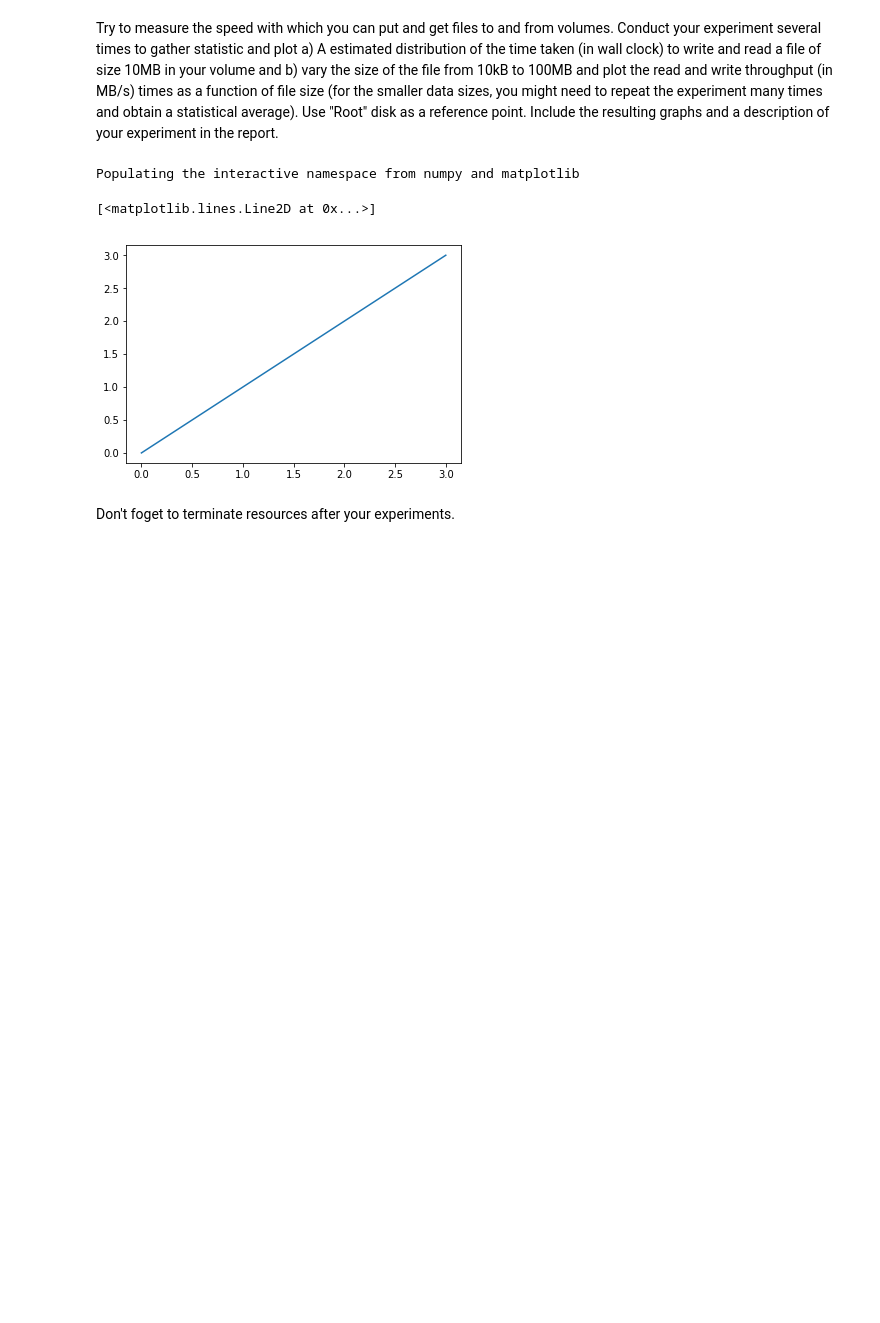
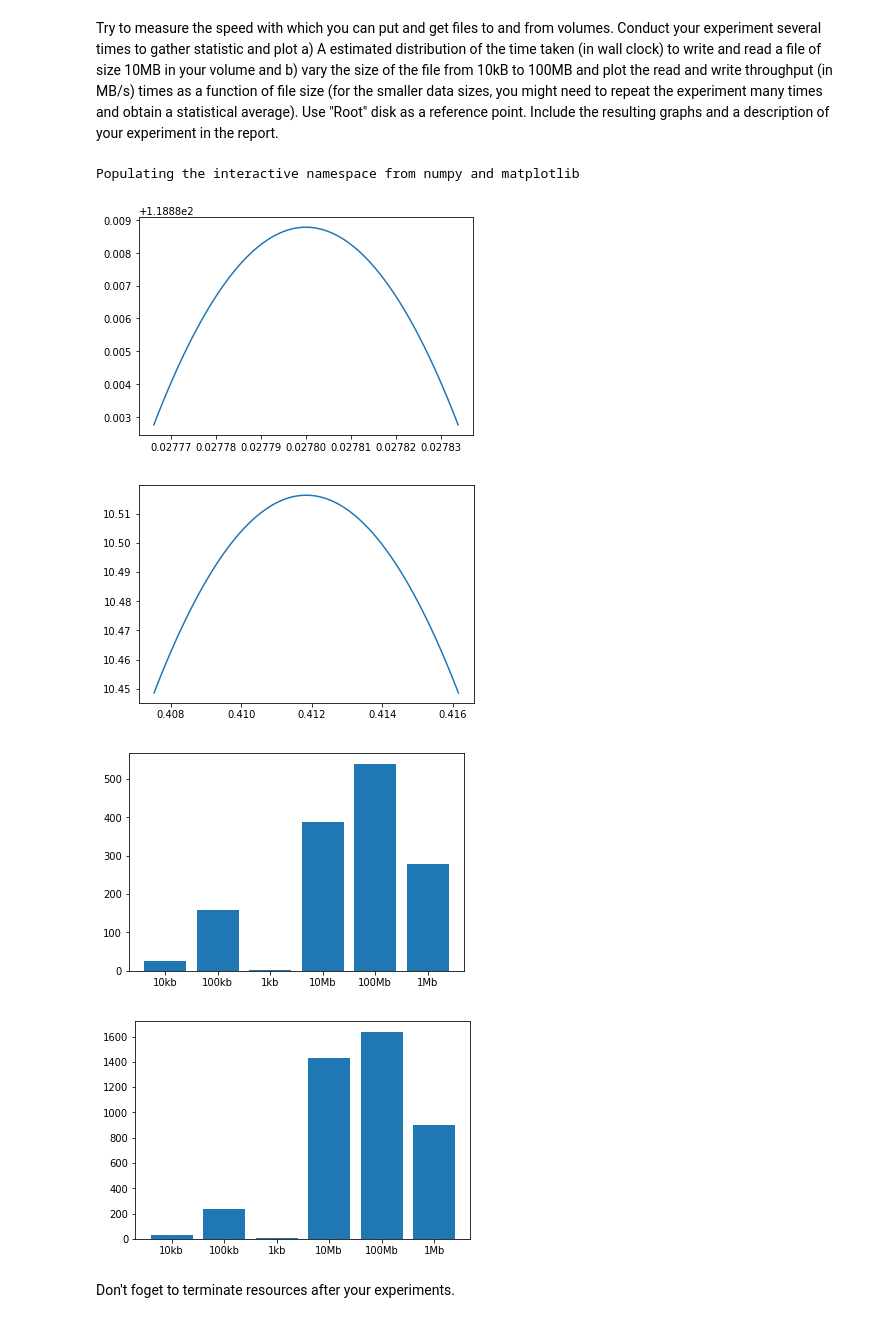
Before and after one commit to 1a2a3a4a/tony-cloud-computing, a Jupyter notebook: lab2/OpenStack-API-Lab2-PartI-2017.ipynb, the cells around one changed output. Cells and saved outputs as stored; diff of their text form; code cells hidden in the pictures; blank space fills up the shorter version.

```diff
--- a/lab2/OpenStack-API-Lab2-PartI-2017.ipynb
+++ b/lab2/OpenStack-API-Lab2-PartI-2017.ipynb
@@ -170,22 +170,62 @@ for s in servers:
 ## Task - 3:
 # %% [markdown]
 Try to measure the speed with which you can put and get files to and from volumes. Conduct your experiment several times to gather statistic and plot a) A estimated distribution of the time taken (in wall clock) to write and read a file of size 10MB in your volume and b) vary the size of the file from 10kB to 100MB and plot the read and write throughput (in MB/s) times as a function of file size (for the smaller data sizes, you might need to repeat the experiment many times and obtain a statistical average). Use "Root" disk as a reference point. Include the resulting graphs and a description of your experiment in the report.
-# %%
-# Implement you solution here. Hint, the following command
-%pylab inline
-# (a)
-#writing a 10MB file
-write_times = [0.016, 0.015, 0.015, 0.015, 0.015, 0.019, 0.022, 0.017, 0.016, 0.017, 0.020, 0.017, 0.018, 0.023, 0.019,
-               0.014, 0.011, 0.017, 0.016, 0.016]
-#reading a 10MB file
-read_times = [0.014, 0.016, 0.015, 0.016, 0.017, 0.018, 0.016, 0.016, 0.016, 0.016, 0.016, 0.016, 0.017, 0.016, 0.016, 0.016
-             , 0.015, 0.016, 0.018, 0.016]
-# will  make matplotlib/pylab available and plots will be displayed directly in the notebook, for example
-plt.plot([0,1,2,3],[0,1,2,3])
-# %% [output]
-Populating the interactive namespace from numpy and matplotlib
-[<matplotlib.lines.Line2D at 0x...>]
-[figure, removed]
+# %%
+# Implement you solution here. Hint, the following command
+%pylab inline
+import matplotlib
+import numpy as np
+import matplotlib.pyplot as plt
+# (a)
+#writing gargabe data to a 10MB file using 'time' function to calculate the time to cp a file to volume
+write_times = [0.027, 0.031, 0.030, 0.029, 0.028, 0.032, 0.025, 0.029, 0.029, 0.028, 0.029, 0.031, 0.029, 0.023, 0.029,
+               0.031, 0.027, 0.017, 0.024, 0.028]
+#reading a 10MB file using 'cat'
+read_times = [0.421, 0.539, 0.438, 0.467, 0.426, 0.391, 0.386 ,0.417, 0.410, 0.402, 0.404, 0.397, 0.377, 0.373, 0.363
+             , 0.415, 0.407, 0.394, 0.398]
+
+#write times plot
+write_mu = np.mean(write_times)
+write_variance = np.var(write_times)
+sigma = math.sqrt(write_variance)
+x = np.linspace(write_mu-3*write_variance, write_mu+3*write_variance, 100)
+plt.plot(x, mlab.normpdf(x, write_mu, sigma))
+plt.show()
+
+#read_times plot
+read_mu = np.mean(read_times)
+read_variance = np.var(read_times)
+sigma = math.sqrt(read_variance)
+x = np.linspace(read_mu-3*read_variance, read_mu+3*read_variance, 100)
+plt.plot(x, mlab.normpdf(x, read_mu, sigma))
+plt.show()
+
+
+#(b)
+#using 'dd if=/dev/zero of=./largefile bs=1k count=size' with 1k blocksizes
+#writing 1kb, 10kb, 100kb, 1mb, 10mb, 100mb, 5 tries average
+#throughput in megabyte/second
+write_throughput = {'1kb': 2.6,'10kb': 24.7, '100kb': 158.6, '1Mb': 279.6, '10Mb': 389.4,'100Mb': 540.2}
+
+#reading using 'dd if=./largefile of=/dev/null bs=1k'
+read_throughput = {'1kb': 3.2,'10kb': 32.4, '100kb': 239, '1Mb': 900, '10Mb': 1433.6,'100Mb': 1638.4}
+
+#write throughput plot
+plt.bar(range(len(write_throughput)), write_throughput.values(), align='center')
+plt.xticks(range(len(write_throughput)), write_throughput.keys())
+plt.show()
+#read throughput plot
+plt.bar(range(len(read_throughput)), read_throughput.values(), align='center')
+plt.xticks(range(len(read_throughput)), read_throughput.keys())
+plt.show()
+# will  make matplotlib/pylab available and plots will be displayed directly in the notebook, for example
+#plt.plot([0,1,2,3],[0,1,2,3])
+# %% [output]
+Populating the interactive namespace from numpy and matplotlib
+[figure, added]
+[figure, added]
+[figure, added]
+[figure, added]
 # %% [markdown]
 Don't foget to terminate resources after your experiments.
 # %%
```
